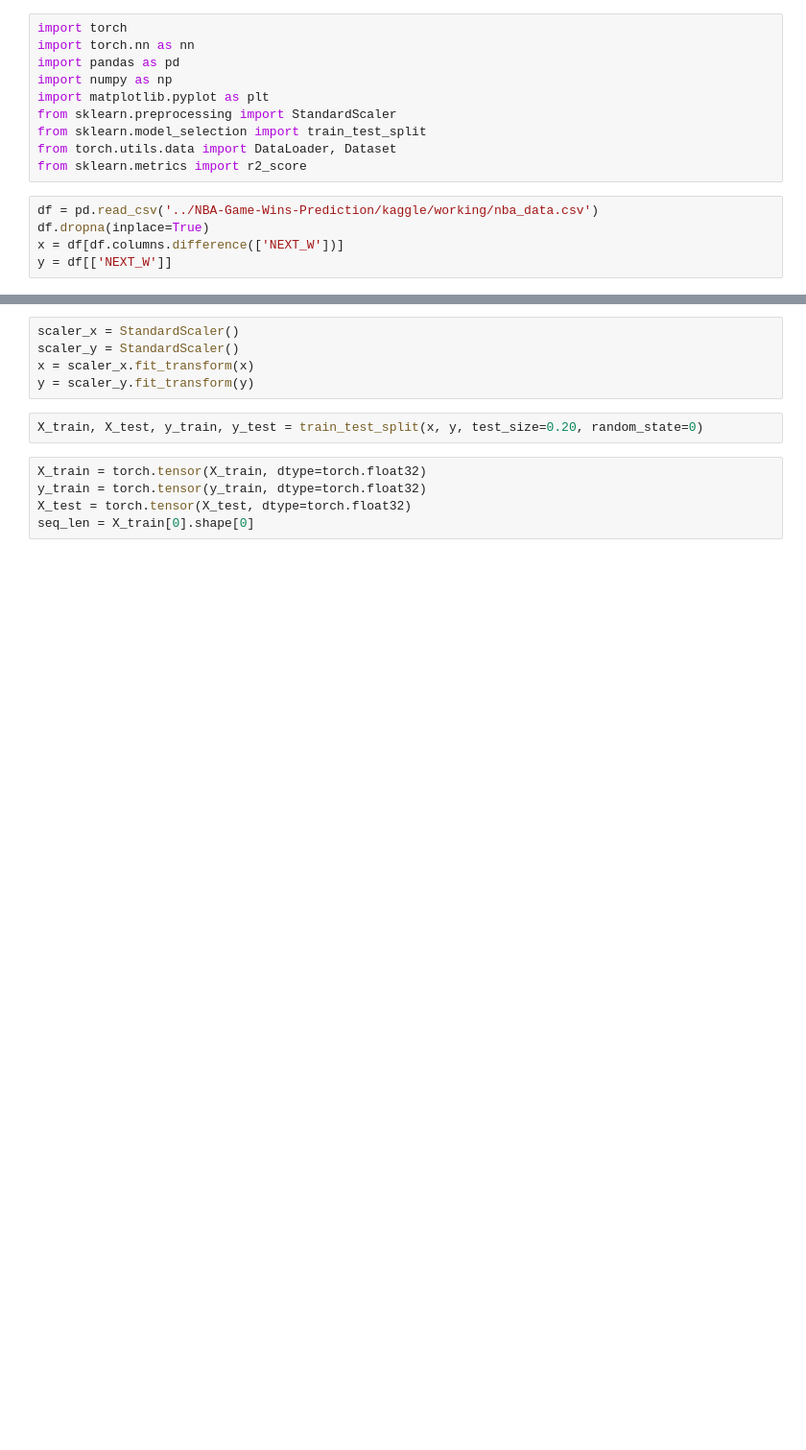
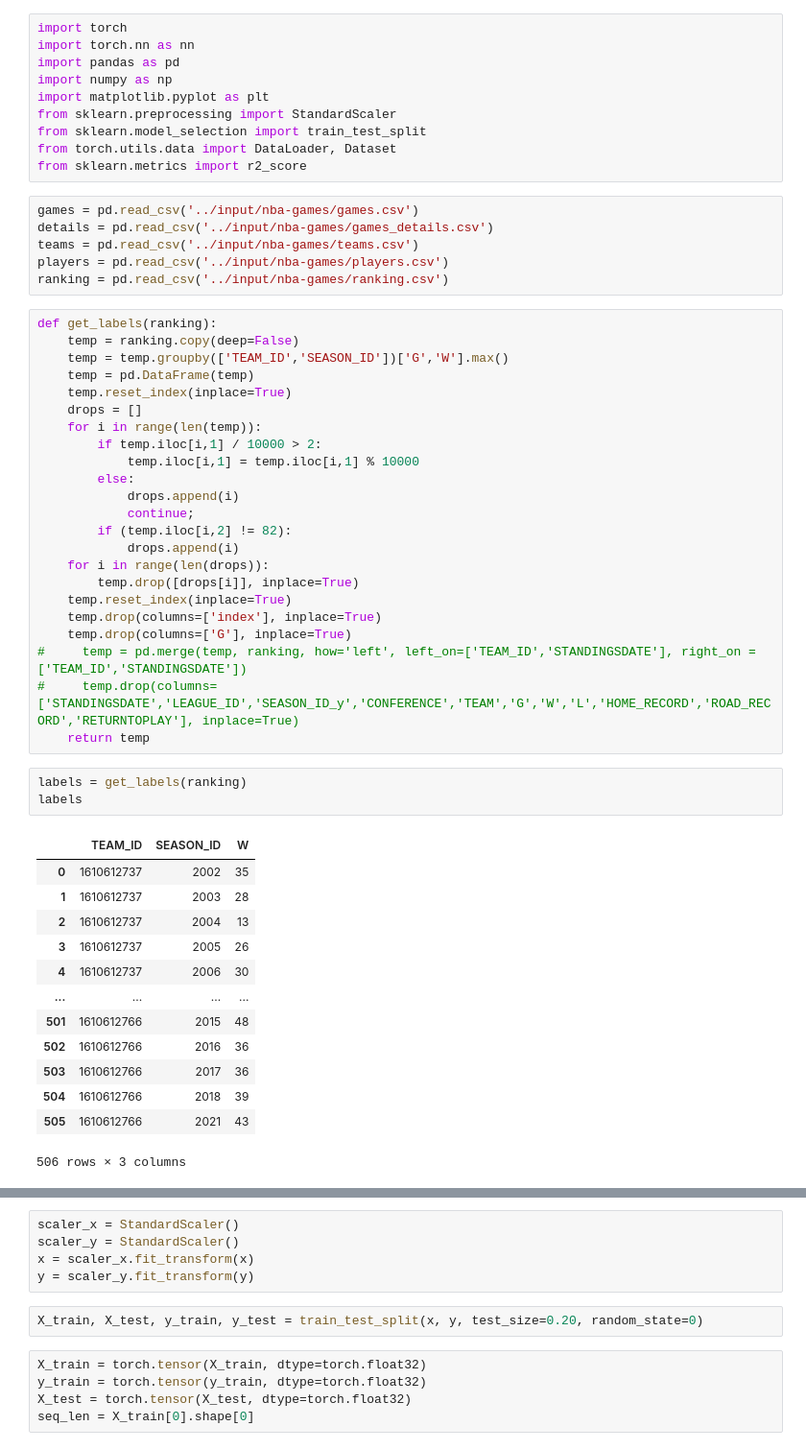
Before and after one commit to Capstone-I/Capstone-I, a Jupyter notebook: Clay-Work/10-sprint/nba-rnn.ipynb, the cells around one changed output, grey strips where cells are left out. Shown at 96% size. Cells and saved outputs as stored; diff of their text form; blank space fills up the shorter version.

```diff
--- a/Clay-Work/10-sprint/nba-rnn.ipynb
+++ b/Clay-Work/10-sprint/nba-rnn.ipynb
@@ -8,8 +8,49 @@ from sklearn.preprocessing import StandardScaler
 from sklearn.model_selection import train_test_split
 from torch.utils.data import DataLoader, Dataset
 from sklearn.metrics import r2_score
-# %%
-df = pd.read_csv('../NBA-Game-Wins-Prediction/kaggle/working/nba_data.csv')
-df.dropna(inplace=True)
-x = df[df.columns.difference(['NEXT_W'])]
-y = df[['NEXT_W']]
+# %%
+games = pd.read_csv('../input/nba-games/games.csv')
+details = pd.read_csv('../input/nba-games/games_details.csv')
+teams = pd.read_csv('../input/nba-games/teams.csv')
+players = pd.read_csv('../input/nba-games/players.csv')
+ranking = pd.read_csv('../input/nba-games/ranking.csv')
+# %%
+def get_labels(ranking):
+    temp = ranking.copy(deep=False)
+    temp = temp.groupby(['TEAM_ID','SEASON_ID'])['G','W'].max()
+    temp = pd.DataFrame(temp)
+    temp.reset_index(inplace=True)
+    drops = []
+    for i in range(len(temp)):
+        if temp.iloc[i,1] / 10000 > 2:
+            temp.iloc[i,1] = temp.iloc[i,1] % 10000
+        else:
+            drops.append(i)
+            continue;
+        if (temp.iloc[i,2] != 82):
+            drops.append(i)
+    for i in range(len(drops)):
+        temp.drop([drops[i]], inplace=True)
+    temp.reset_index(inplace=True)
+    temp.drop(columns=['index'], inplace=True)
+    temp.drop(columns=['G'], inplace=True)
+#     temp = pd.merge(temp, ranking, how='left', left_on=['TEAM_ID','STANDINGSDATE'], right_on = ['TEAM_ID','STANDINGSDATE'])
+#     temp.drop(columns=['STANDINGSDATE','LEAGUE_ID','SEASON_ID_y','CONFERENCE','TEAM','G','W','L','HOME_RECORD','ROAD_RECORD','RETURNTOPLAY'], inplace=True)
+    return temp
+# %%
+labels = get_labels(ranking)
+labels
+# %% [output]
+|  | TEAM_ID | SEASON_ID | W |
+| 0 | 1610612737 | 2002 | 35 |
+| 1 | 1610612737 | 2003 | 28 |
+| 2 | 1610612737 | 2004 | 13 |
+| 3 | 1610612737 | 2005 | 26 |
+| 4 | 1610612737 | 2006 | 30 |
+| ... | ... | ... | ... |
+| 501 | 1610612766 | 2015 | 48 |
+| 502 | 1610612766 | 2016 | 36 |
+| 503 | 1610612766 | 2017 | 36 |
+| 504 | 1610612766 | 2018 | 39 |
+| 505 | 1610612766 | 2021 | 43 |
+506 rows × 3 columns
```
Also changed, not shown: parts of 12 cells of this notebook.
